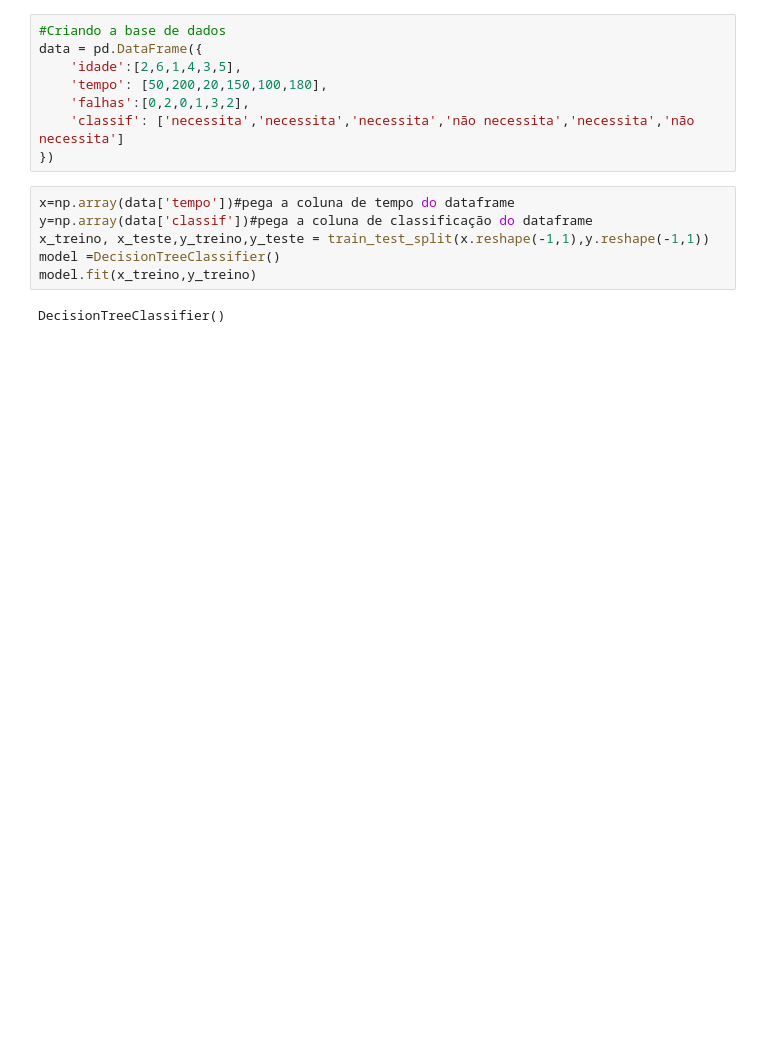
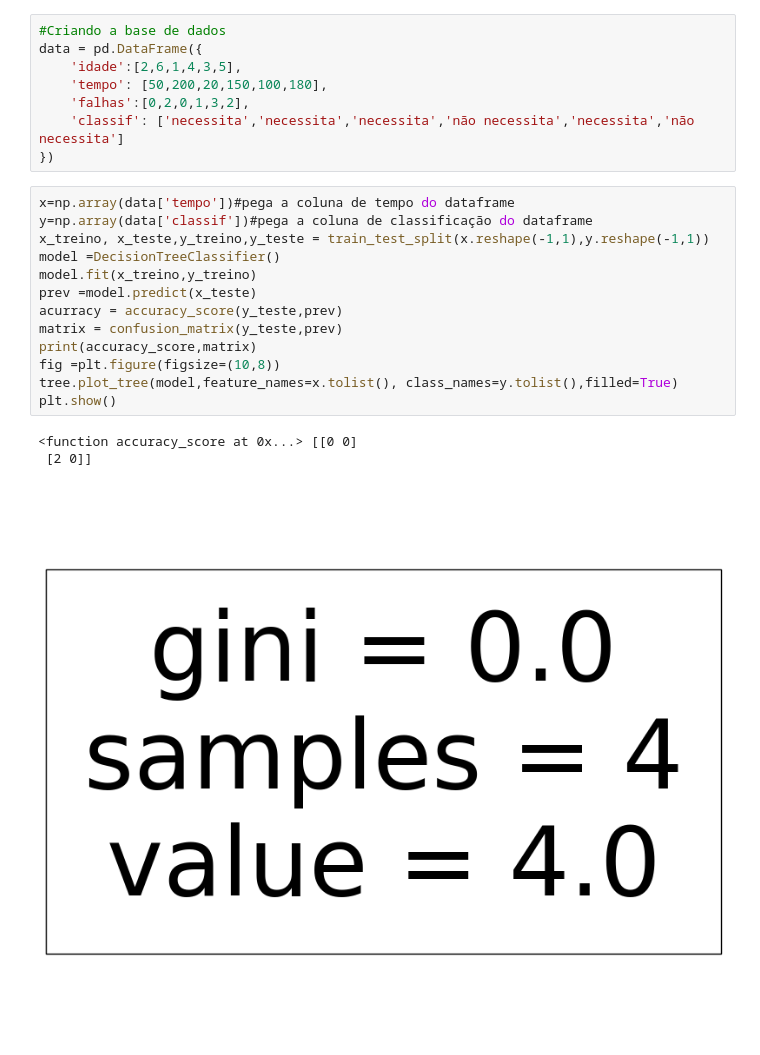
Before and after one commit to RSVictor/Codigos_IABD2024, a Jupyter notebook: Aula 06/codigo5.ipynb, the cells around one changed output. Cells and saved outputs as stored; diff of their text form; blank space fills up the shorter version.

```diff
--- a/Aula 06/codigo5.ipynb
+++ b/Aula 06/codigo5.ipynb
@@ -20,8 +22,17 @@ data = pd.DataFrame({
 # %%
 x=np.array(data['tempo'])#pega a coluna de tempo do dataframe
 y=np.array(data['classif'])#pega a coluna de classificação do dataframe
 x_treino, x_teste,y_treino,y_teste = train_test_split(x.reshape(-1,1),y.reshape(-1,1))
 model =DecisionTreeClassifier()
 model.fit(x_treino,y_treino)
+prev =model.predict(x_teste)
+acurracy = accuracy_score(y_teste,prev)
+matrix = confusion_matrix(y_teste,prev)
+print(accuracy_score,matrix)
+fig =plt.figure(figsize=(10,8))
+tree.plot_tree(model,feature_names=x.tolist(), class_names=y.tolist(),filled=True)
+plt.show()
 # %% [output]
-DecisionTreeClassifier()
+<function accuracy_score at 0x...> [[0 0]
+ [2 0]]
+[figure, added]
```
Also changed, not shown: parts of 1 cell of this notebook, 1 other file.
